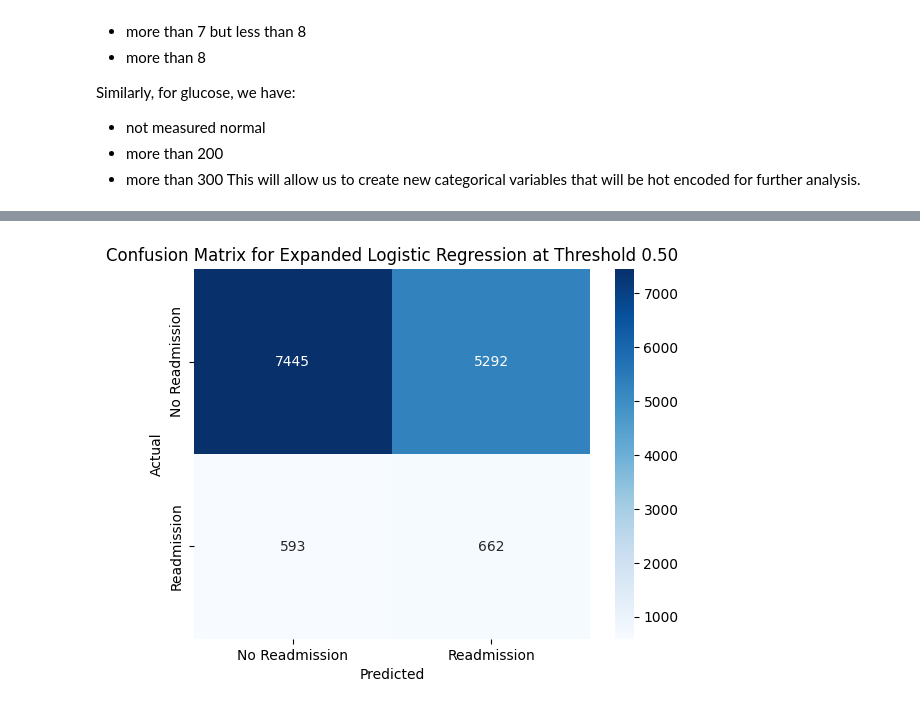
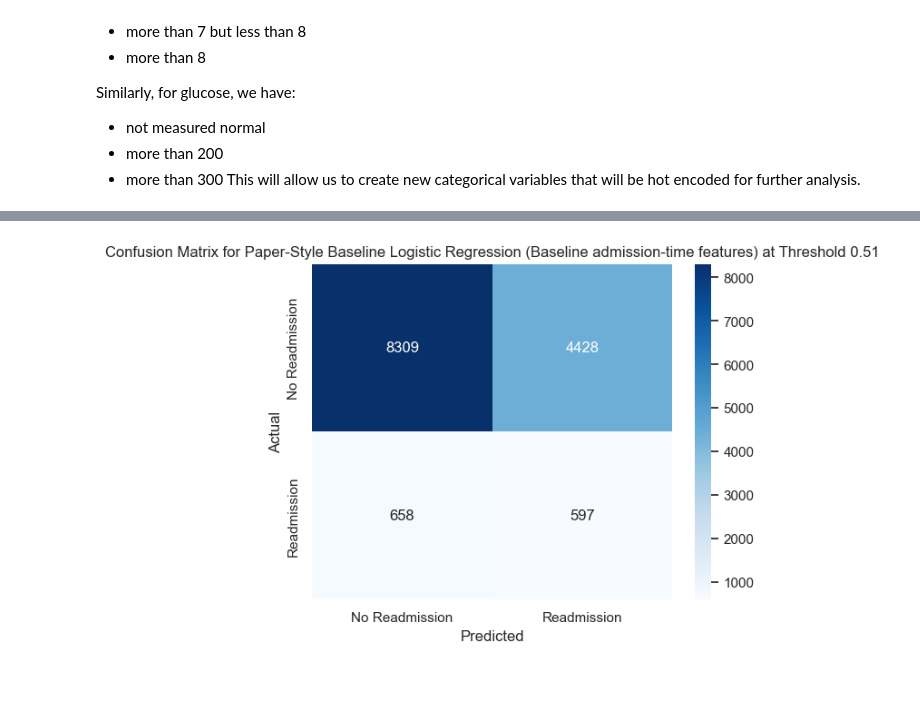
Before and after one commit to grzesadam/diabetes-readmission-prediction, a Jupyter notebook: diabetes.ipynb, the cells around one changed output, grey strips where cells are left out. Drawn from its saved outputs; the diff is of its cells as text; code cells hidden in the pictures; blank space fills up the shorter version.

```diff
--- a/diabetes.ipynb
+++ b/diabetes.ipynb
@@ -1069,27 +1334,58 @@ display(y_expanded.value_counts(normalize=True).rename("proportion"))
 # %%
-# Define a stratified train-test split for the expanded model.
+# Define one stratified train-test split for both paper-style models.
 
-X_train_expanded, X_test_expanded, y_train_expanded, y_test_expanded = train_test_split(
-    X_expanded_encoded,
-    y_expanded,
+expanded_train_index, expanded_test_index = train_test_split(
+    y_expanded.index,
     test_size=0.2,
     random_state=42,
     stratify=y_expanded,
 )
 
-expanded_logistic_param_grid = [{
+X_train_paper_baseline = X_paper_baseline_encoded.loc[expanded_train_index]
+X_test_paper_baseline = X_paper_baseline_encoded.loc[expanded_test_index]
+y_train_expanded = y_expanded.loc[expanded_train_index]
+y_test_expanded = y_expanded.loc[expanded_test_index]
+
+X_train_expanded = X_expanded_encoded.loc[expanded_train_index]
+X_test_expanded = X_expanded_encoded.loc[expanded_test_index]
+
+
+def model_result_row(model_name, result, feature_set):
+    return {
+        "model": model_name,
+        "feature_set": feature_set,
+        **result["metrics"],
+    }
+
+
+def append_model_result(comparison, model_name, result, feature_set):
+    return pd.concat(
+        [comparison, pd.DataFrame([model_result_row(model_name, result, feature_set)])],
+        ignore_index=True,
+    )
+
+
+expanded_logistic_param_grid = {
     "model__solver": ["lbfgs"],
-    "model__l1_ratio": [0.0],
-    "model__C": [0.025, 0.03, 0.035, 0.04],
+    "model__C": [0.003, 0.005, 0.01, 0.02, 0.03, 0.05, 0.1],
     "model__class_weight": ["balanced"],
-    "model__max_iter": [2000],
-}, {
-    "model__solver": ["saga"],
-    "model__l1_ratio": [0.0, 0.7, 0.8, 0.9, 1.0],
-    "model__C": [0.025, 0.026, 0.027, 0.028, 0.029],
-    "model__class_weight": ["balanced"],
-    "model__max_iter": [5000],
-}]
+    "model__max_iter": [10000],
+    "model__tol": [1e-4],
+}
+
+paper_baseline_tuned_results = evaluate_model(
+    LogisticRegression(random_state=42),
+    X_train_paper_baseline,
+    y_train_expanded,
+    X_test_paper_baseline,
+    y_test_expanded,
+    model_name=f"Paper-Style Baseline Logistic Regression ({BASELINE_FEATURE_SET})",
+    param_grid=expanded_logistic_param_grid,
+    scoring="average_precision",
+    threshold="best_balanced_accuracy",
+    threshold_values=np.arange(0.30, 0.71, 0.01),
+    plot_roc_auc=True,
+)
 
 expanded_tuned_results = evaluate_model(
     LogisticRegression(random_state=42),
@@ -1097,8 +1393,26 @@ expanded_tuned_results = evaluate_model(
     y_train_expanded,
     X_test_expanded,
     y_test_expanded,
-    model_name="Expanded Logistic Regression",
+    model_name=f"Expanded Logistic Regression ({EXPANDED_FEATURE_SET})",
     param_grid=expanded_logistic_param_grid,
+    scoring="average_precision",
+    threshold="best_balanced_accuracy",
+    threshold_values=np.arange(0.30, 0.71, 0.01),
     plot_roc_auc=True,
 )
+
+model_comparison = pd.DataFrame([
+    model_result_row(
+        "Paper-style baseline logistic regression",
+        paper_baseline_tuned_results,
+        BASELINE_FEATURE_SET,
+    ),
+    model_result_row(
+        "Expanded discharge-time logistic regression",
+        expanded_tuned_results,
+        EXPANDED_FEATURE_SET,
+    ),
+])
+
+display(model_comparison)
 # %% [output]
@@ -1115 +1447 @@ weighted avg       0.85      0.58      0.67     13992
-[figure, old version]
+[figure, new version]
```
Also changed, not shown: parts of 57 cells of this notebook, 7 other files.
